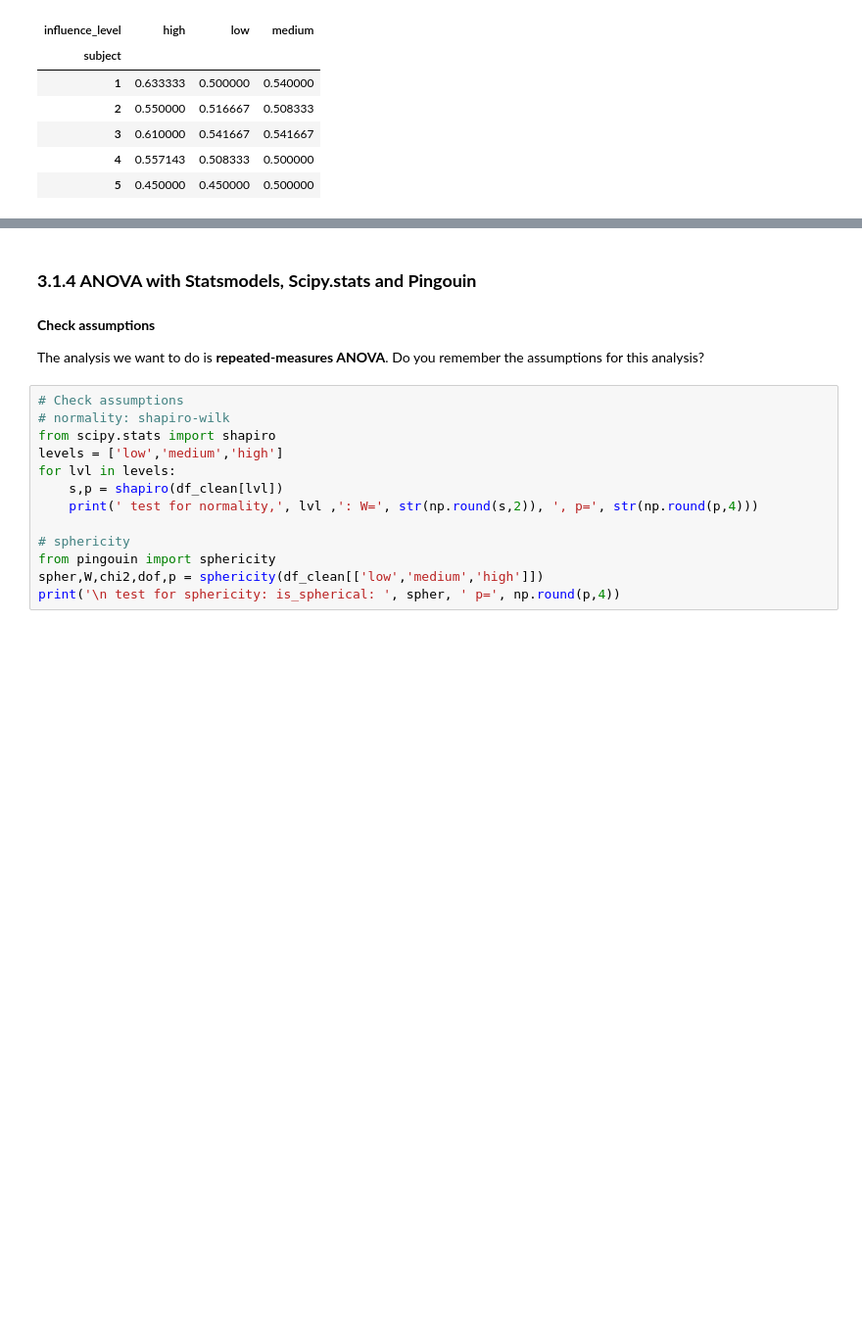
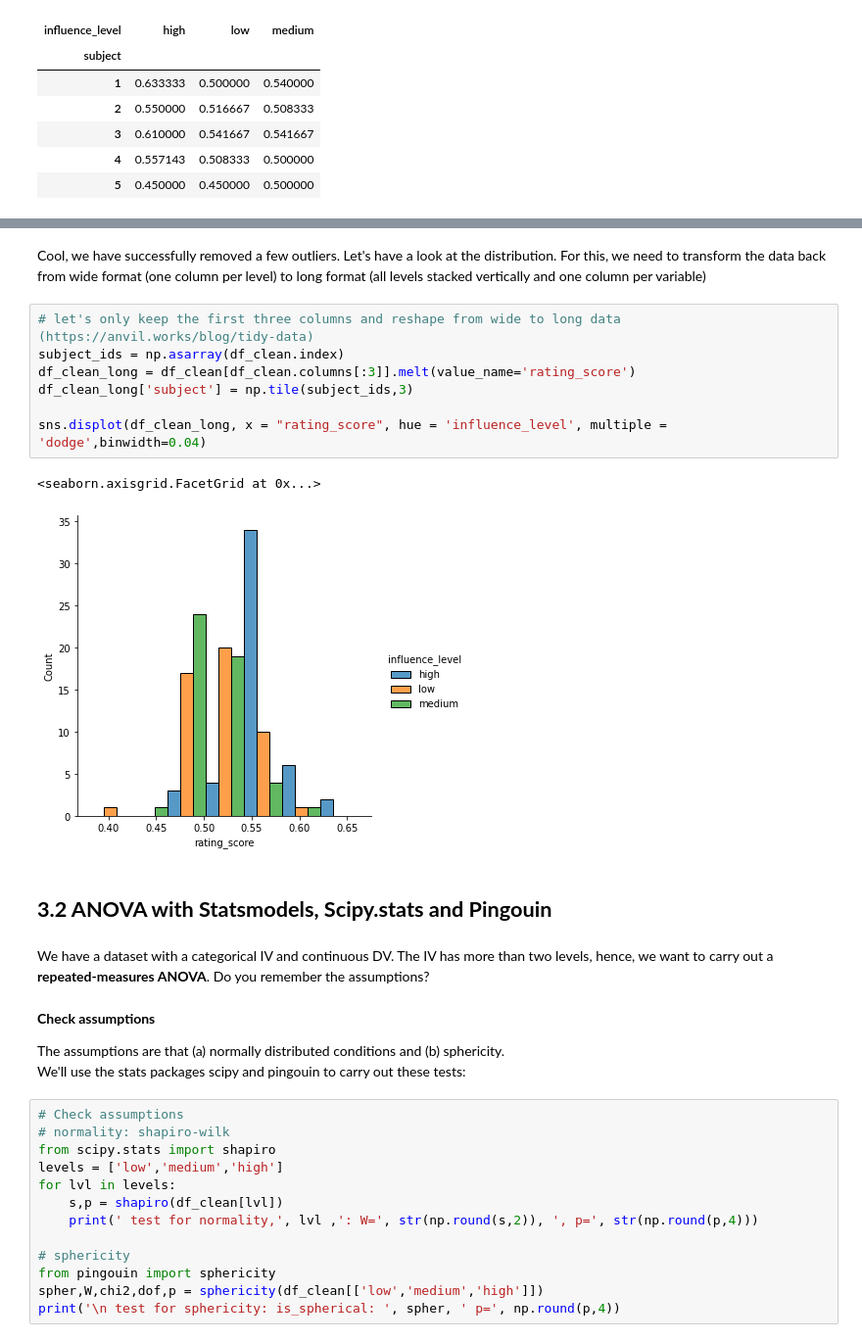
Before and after one commit to TimoFlesch/intro2python, a Jupyter notebook: part3.ipynb, the cells around one changed output, grey strips where cells are left out. Shown: that part at 98% size. Drawn from its saved outputs; the diff is of its cells as text; blank space fills up the shorter version.

```diff
--- a/part3.ipynb
+++ b/part3.ipynb
@@ -258,9 +265,25 @@ df_clean.head(20)
+# %% [markdown]
+Cool, we have successfully removed a few outliers. Let's have a look at the distribution. For this, we need to transform the data back from wide format (one column per level) to long format (all levels stacked vertically and one column per variable)
+# %%
+# let's only keep the first three columns and reshape from wide to long data (https://anvil.works/blog/tidy-data)
+subject_ids = np.asarray(df_clean.index)
+df_clean_long = df_clean[df_clean.columns[:3]].melt(value_name='rating_score')
+df_clean_long['subject'] = np.tile(subject_ids,3)
+
+sns.displot(df_clean_long, x = "rating_score", hue = 'influence_level', multiple = 'dodge',binwidth=0.04)
+# %% [output]
+<seaborn.axisgrid.FacetGrid at 0x...>
+[figure, added]
 # %% [markdown]
-### **3.1.4 ANOVA with Statsmodels, Scipy.stats and Pingouin**
+## **3.2 ANOVA with Statsmodels, Scipy.stats and Pingouin**
-# %% [markdown]
-**Check assumptions**
-
-The analysis we want to do is **repeated-measures ANOVA**. Do you remember the assumptions for this analysis?
+# %% [markdown]
+We have a dataset with a categorical IV and continuous DV. The IV has more than two levels, hence, we want to carry out a **repeated-measures ANOVA**.
+Do you remember the assumptions?
+# %% [markdown]
+**Check assumptions**
+
+The assumptions are that (a) normally distributed conditions and (b) sphericity.
+We'll use the stats packages scipy and pingouin to carry out these tests:
 # %%
 # Check assumptions
 # normality: shapiro-wilk
```
Also changed, not shown: parts of 36 cells of this notebook.
